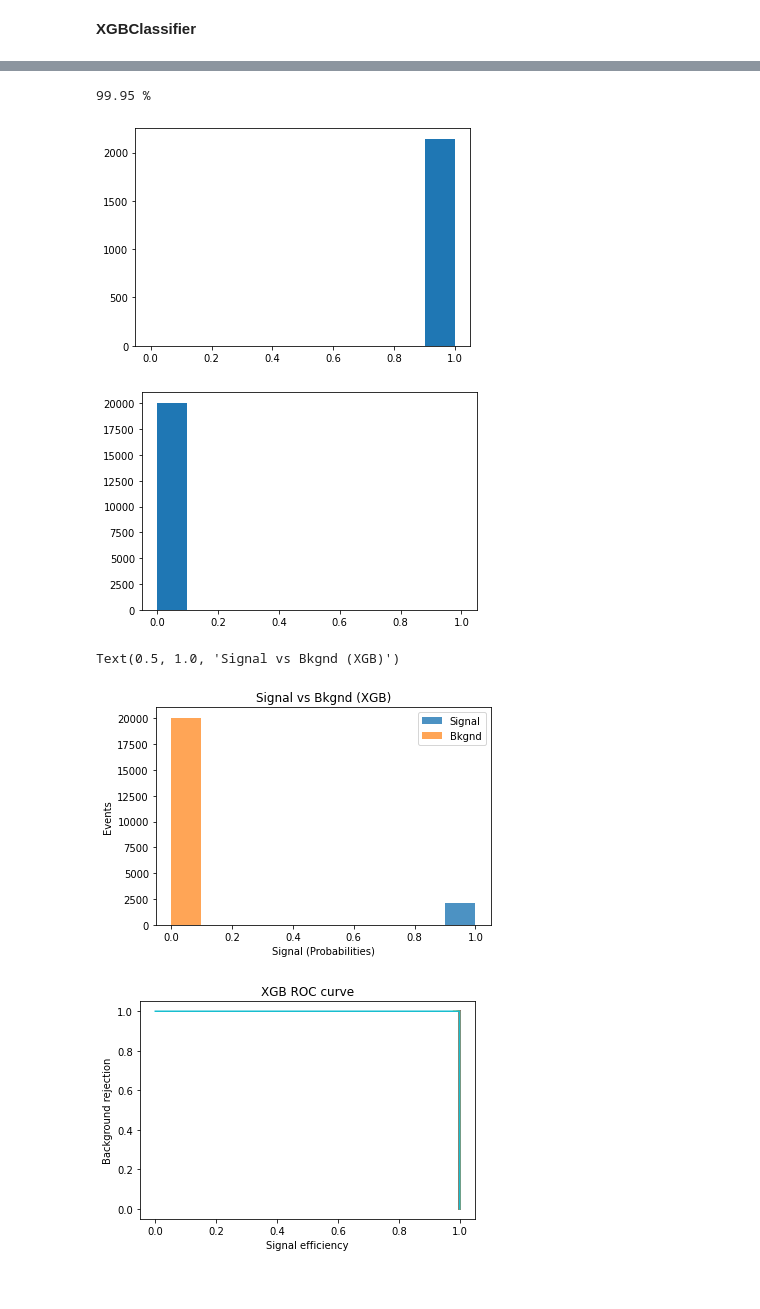
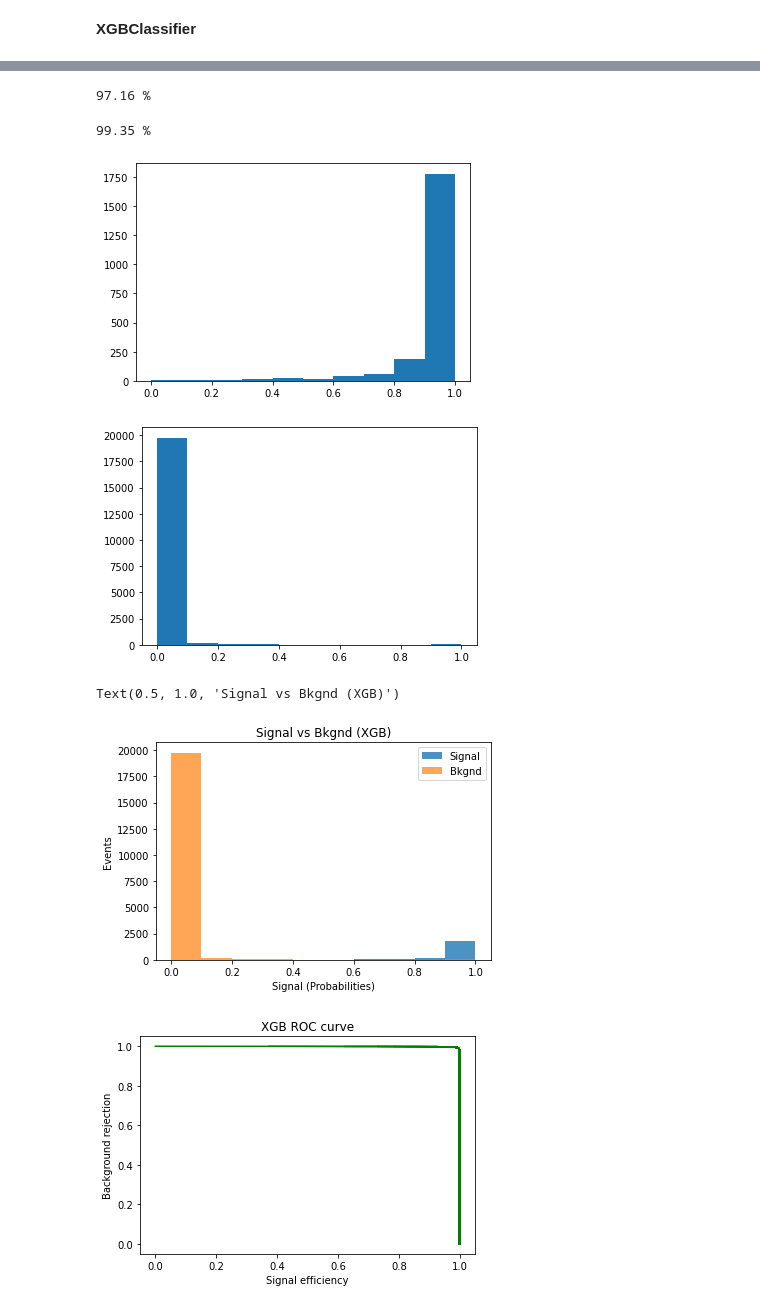
Before and after one commit to betoval/xgbpython, a Jupyter notebook: signal-bkgnd-xgb.ipynb, the cells around one changed output, grey strips where cells are left out. Drawn from its saved outputs; the diff is of its cells as text; code cells hidden in the pictures.

Commit message:
messing with the max_depth

```diff
--- a/signal-bkgnd-xgb.ipynb
+++ b/signal-bkgnd-xgb.ipynb
@@ -49,7 +71,7 @@ train_bkgnd_x, test_bkgnd_x, train_bkgnd_y, test_bkgnd_y = train_test_split(bkgn
 **XGBClassifier**
 # %%
 #XGBClassifier scikit-learn API
-model = xgb.XGBClassifier(objective = 'binary:logistic', max_depth = 6, learning_rate=0.3)
+model = xgb.XGBClassifier(objective = 'binary:logistic', max_depth = 1, learning_rate=0.3)
 #fit = training
 model.fit(train_x, train_y)
 # %% [output]
@@ -66,7 +88,12 @@ XGBClassifier(base_score=0.5, booster='gbtree', colsample_bylevel=1,
 predict_signal = model.predict(test_signal_x)
 print(np.round(accuracy_score(test_signal_y,predict_signal)*100, 2),'%')
 # %% [output]
-99.95 %
+97.16 %
+# %%
+predict2 = model.predict(test_x)
+print(np.round(accuracy_score(test_y,predict2)*100, 2),'%')
+# %% [output]
+99.35 %
 # %%
 predict_prob = model.predict_proba(test_signal_x)
 #converting prob values to list
@@ -76,7 +103,7 @@ list_prob_signal = s_prob_signal.values.tolist()
 # %%
 hist_signal = plt.hist(list_prob_signal, range=(0,1))
 # %% [output]
-[figure, old version]
+[figure, new version]
 # %%
 predict_prob_bkgnd = model.predict_proba(test_bkgnd_x)
 df_prob_bkgnd = pd.DataFrame(predict_prob_bkgnd)
@@ -85,7 +112,7 @@ list_prob_bkgnd = s_prob_bkgnd.values.tolist()
 # %%
 hist_bkgnd = plt.hist(list_prob_bkgnd, range=(0,1))
 # %% [output]
-[figure, old version]
+[figure, new version]
 # %%
 plt.hist(list_prob_signal, range=(0,1), alpha=0.8,label='Signal')
 plt.hist(list_prob_bkgnd, range=(0,1), alpha=0.7, label='Bkgnd')
@@ -95,7 +122,7 @@ plt.ylabel('Events')
 plt.title('Signal vs Bkgnd (XGB)')
 # %% [output]
 Text(0.5, 1.0, 'Signal vs Bkgnd (XGB)')
-[figure, old version]
+[figure, new version]
 # %%
 #CREEMOS DATOS ALEADORIOS Y ORDENEMOLOS DE MENOR A MAYOR
 
@@ -115,32 +142,32 @@ for cut in np.linspace(0,1, 50):
     rejected_background = 0
 
 
     for i, v in enumerate(list_prob_signal):
         # YA QUE LAS LISTAS ESTAN ORDENADAS BASTA CON CHECAR EL PRIMER VALOR QUE
         # SEA MAYOR QUE EL CORTE
         if cut<=v:
             accepted_signal-=i
             break
         #EN EL CASO DE QUE EL CORTE SEA MAYOR QUE TODAS LAS PROBS CONSIDERA QUE
         # NINGUN VIVO FUE ACEPTADO
         if i==len(list_prob_signal)-1:
             accepted_signal=0
 
     # ANALOGAMENTE PARA LOS MUERTOS
     for i, m in enumerate(list_prob_bkgnd):
         if cut<=m:
             rejected_background+=i
             break
         if i==len(list_prob_bkgnd)-1:
             rejected_background=len(list_prob_bkgnd)
 
     #ALMACENA EN LA LISTA
     efficiency.append(accepted_signal/len(list_prob_signal))
     background_rejection.append(rejected_background/len(list_prob_bkgnd))
 
-    xgbst = plt.plot(efficiency, background_rejection)
+    xgbst = plt.plot(efficiency, background_rejection, color='green')
     plt.xlabel('Signal efficiency')
     plt.ylabel('Background rejection')
     plt.title('XGB ROC curve')
 # %% [output]
-[figure, old version]
+[figure, new version]
```
Also changed, not shown: parts of 4 cells of this notebook.
